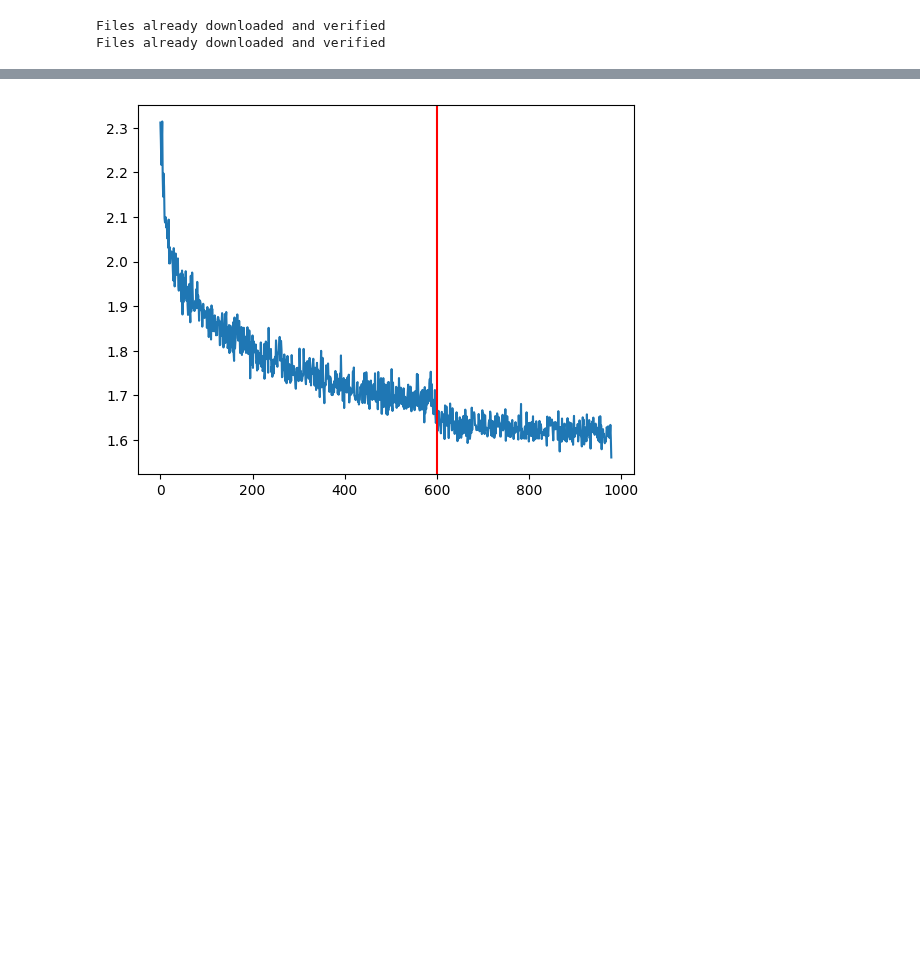
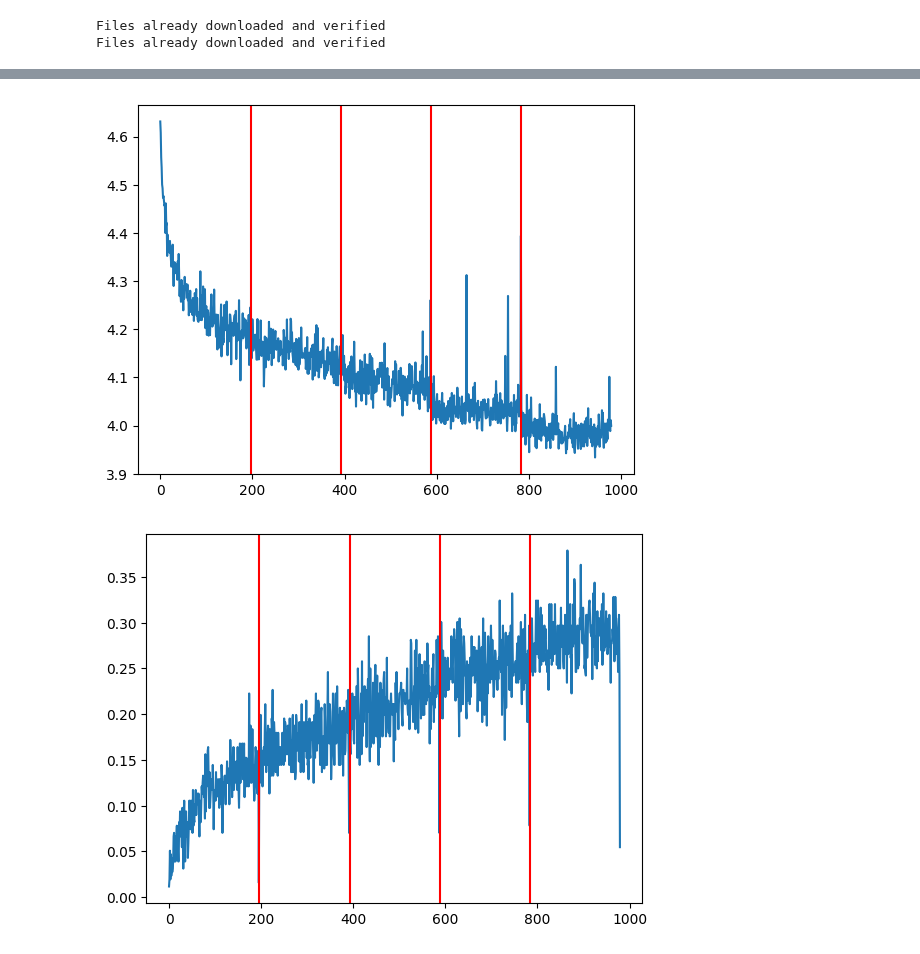
Before and after one commit to 91d906h4/Optimizer-Scheduling, a Jupyter notebook: src/main.ipynb, the cells around one changed output, grey strips where cells are left out. Saved outputs shown, nothing was run; the diff lists cells and outputs as text; code cells hidden in the pictures; blank space fills up the shorter version.

```diff
--- a/src/main.ipynb
+++ b/src/main.ipynb
@@ -43,14 +43,14 @@ transform = transforms.Compose([
 ])
 # %%
 # Get training dataset.
-train_data = datasets.CIFAR10(
+train_data = datasets.CIFAR100(
     root=DATASET_PATH,
     train=True,
     download=True,
     transform=transform,
 )
 
-test_data = datasets.CIFAR10(
+test_data = datasets.CIFAR100(
     root=DATASET_PATH,
     train=False,
     download=True,
@@ -112,6 +112,6 @@ Estimated Total Size (MB): 7.74
 ==========================================================================================
 # %%
-trainer = Trainer(model=model, optimizer=optimizer, loss_fn=loss_fn, train_loader=train_loader, device=device)
+trainer = Trainer(model=model, optimizer=optimizer, loss_fn=loss_fn, train_loader=train_loader, test_loader=test_loader, device=device)
 # %%
 trainer.train(epochs=5)
 # %% [output]
@@ -123,7 +127,0 @@ Epoch 4 | Progress: 100.000% | Loss: 1.620 |  Accuracy: 76.798%
-# %%
-# Plot loss history.
-plt.plot(trainer.get_loss_accuracy())
-plt.axvline(x=600, color="red")
-plt.show()
-# %% [output]
-[figure, removed]
@@ -138,0 +128,15 @@ with open("../results/loss_history.txt", "w") as f:
+# %%
+l, a = trainer.get_train_history()
+
+# Plot loss history.
+plt.plot(l)
+for i in [196, 196*2, 196*3, 196*4]: plt.axvline(x=i, color="red")
+plt.show()
+
+# Plot accuracy history.
+plt.plot(a)
+for i in [196, 196*2, 196*3, 196*4]: plt.axvline(x=i, color="red")
+plt.show()
+# %% [output]
+[figure, added]
+[figure, added]
```
Also changed, not shown: parts of 5 cells of this notebook.
